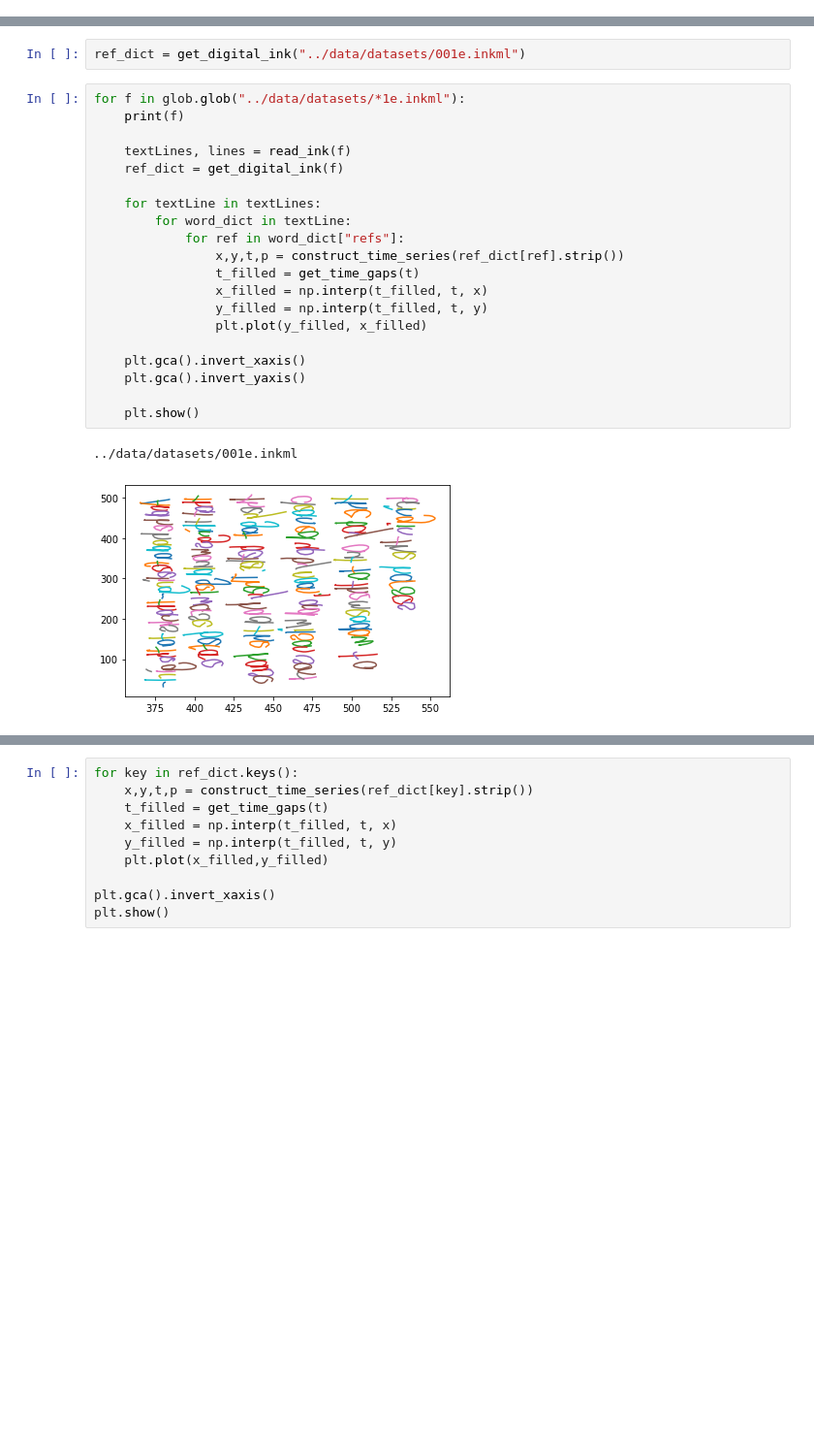
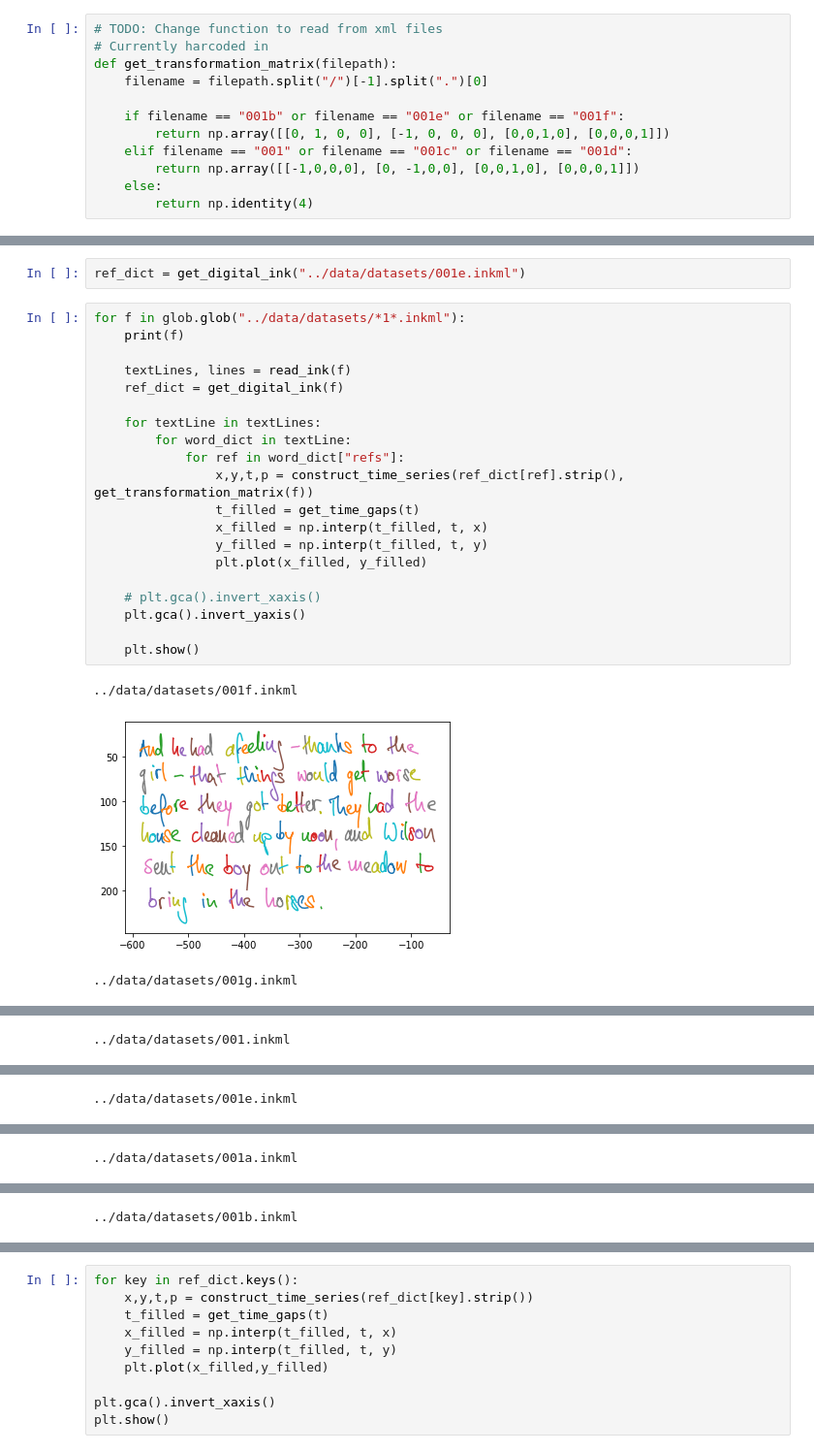
Before and after one commit to CustardTart32/digital-pen-backend, a Jupyter notebook: xml_parser/notebooks/read_xml.ipynb, the cells around one changed output, grey strips where cells are left out. Shown at 97% size. Saved outputs shown, nothing was run; the diff lists cells and outputs as text; blank space fills up the shorter version.

Commit message:
Added transformation matrices for 001* inkml files

```diff
--- a/xml_parser/notebooks/read_xml.ipynb
+++ b/xml_parser/notebooks/read_xml.ipynb
@@ -192,3 +217,15 @@ def construct_time_series(raw_time_series):
+# %%
+# TODO: Change function to read from xml files
+# Currently harcoded in
+def get_transformation_matrix(filepath):
+    filename = filepath.split("/")[-1].split(".")[0]
+
+    if filename == "001b" or filename == "001e" or filename == "001f":
+        return np.array([[0, 1, 0, 0], [-1, 0, 0, 0], [0,0,1,0], [0,0,0,1]])
+    elif filename == "001" or filename == "001c" or filename == "001d":
+        return np.array([[-1,0,0,0], [0, -1,0,0], [0,0,1,0], [0,0,0,1]])
+    else:
+        return np.identity(4)
 # %%
 # Fill time gaps for 1D array with time dimensions as shown below
 def get_time_gaps(t):
@@ -222,25 +259,26 @@ words_arr = read_ink("../data/datasets/001a.inkml")
 # %%
 ref_dict = get_digital_ink("../data/datasets/001e.inkml")
 # %%
-for f in glob.glob("../data/datasets/*1e.inkml"):
+for f in glob.glob("../data/datasets/*1*.inkml"):
     print(f)
 
     textLines, lines = read_ink(f)
     ref_dict = get_digital_ink(f)
 
     for textLine in textLines:
         for word_dict in textLine:
             for ref in word_dict["refs"]:
-                x,y,t,p = construct_time_series(ref_dict[ref].strip())
+                x,y,t,p = construct_time_series(ref_dict[ref].strip(), get_transformation_matrix(f))
                 t_filled = get_time_gaps(t)
                 x_filled = np.interp(t_filled, t, x)
                 y_filled = np.interp(t_filled, t, y)
-                plt.plot(y_filled, x_filled)
+                plt.plot(x_filled, y_filled)
 
-    plt.gca().invert_xaxis()
+    # plt.gca().invert_xaxis()
     plt.gca().invert_yaxis()
 
     plt.show()
 # %% [output]
-../data/datasets/001e.inkml
+../data/datasets/001f.inkml
-[figure, old version]
+[figure, new version]
+../data/datasets/001g.inkml
@@ -246,0 +286 @@ for f in glob.glob("../data/datasets/*1e.inkml"):
+../data/datasets/001.inkml
@@ -246,0 +288 @@ for f in glob.glob("../data/datasets/*1e.inkml"):
+../data/datasets/001e.inkml
@@ -246,0 +290 @@ for f in glob.glob("../data/datasets/*1e.inkml"):
+../data/datasets/001a.inkml
@@ -246,0 +292 @@ for f in glob.glob("../data/datasets/*1e.inkml"):
+../data/datasets/001b.inkml
```
Also changed, not shown: parts of 3 cells of this notebook, 1 other file.
